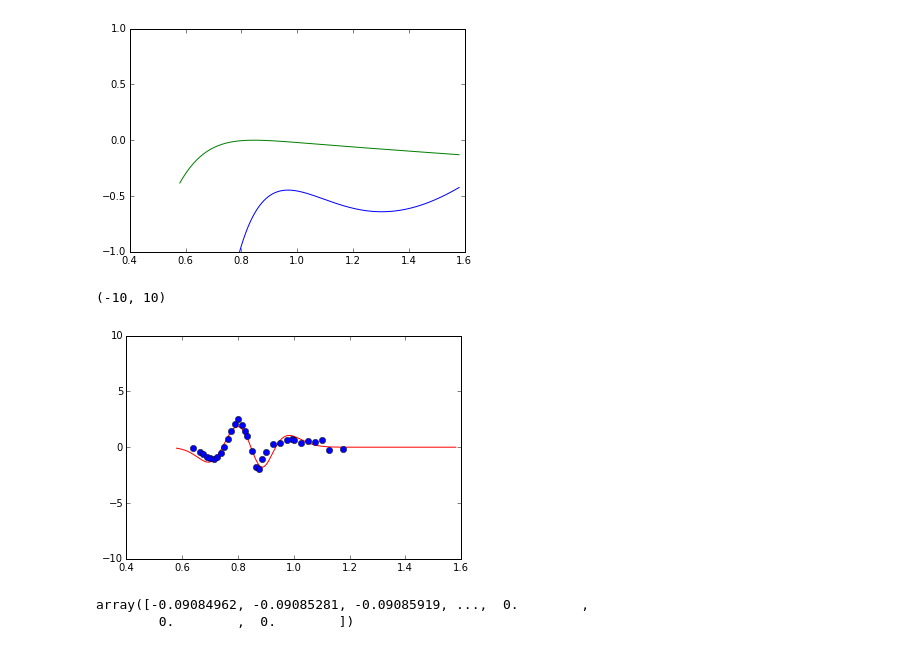
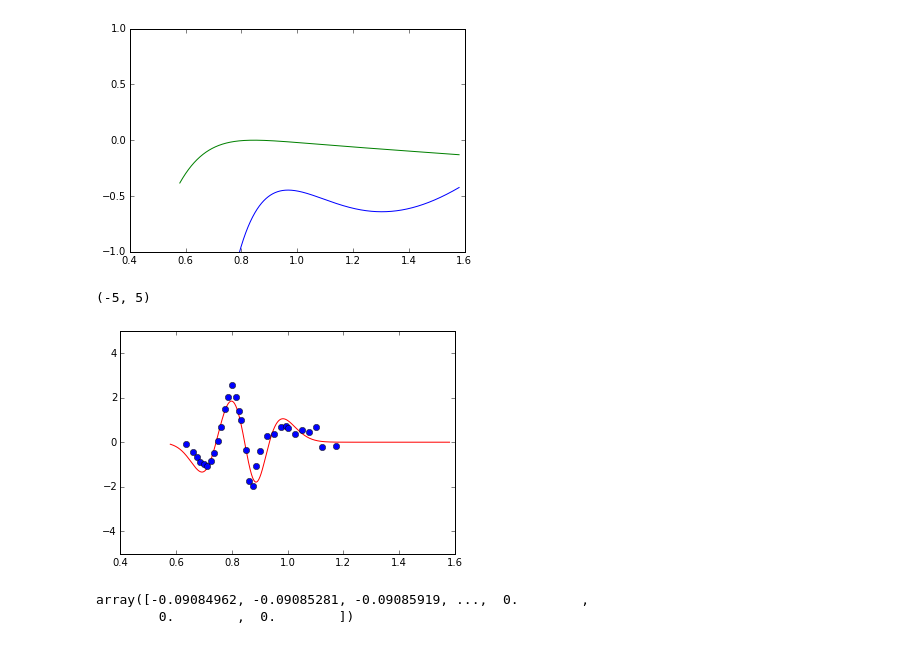
Before and after one commit to HxCory/delayFitting, a Jupyter notebook: Source/tooMany.ipynb, the cells around one changed output. Saved outputs shown, nothing was run; the diff lists cells and outputs as text; code cells hidden in the pictures.

```diff
--- a/Source/tooMany.ipynb
+++ b/Source/tooMany.ipynb
@@ -63,10 +63,10 @@ def presetAlphas(omegaV, alpha_free):
 sampleOne = presetAlphas(defs.omega_dip, 5.62392912e-03)
 # %%
 plt.plot(defs.omega_dip, sampleOne, 'r-', diffFit.x, diffFit.y, 'bo')
-pylab.ylim([-10, 10])
+pylab.ylim([-5, 5])
 # %% [output]
-(-10, 10)
+(-5, 5)
-[figure, old version]
+[figure, new version]
 # %%
 sampleOne
 # %% [output]
```
Also changed, not shown: parts of 13 cells of this notebook.
